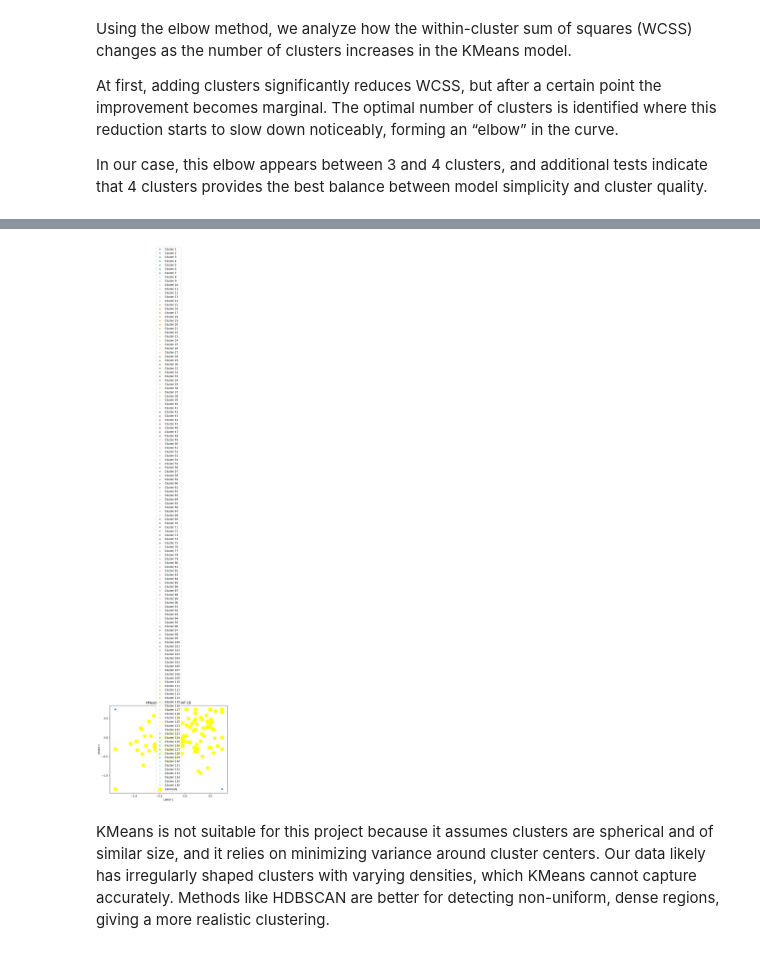
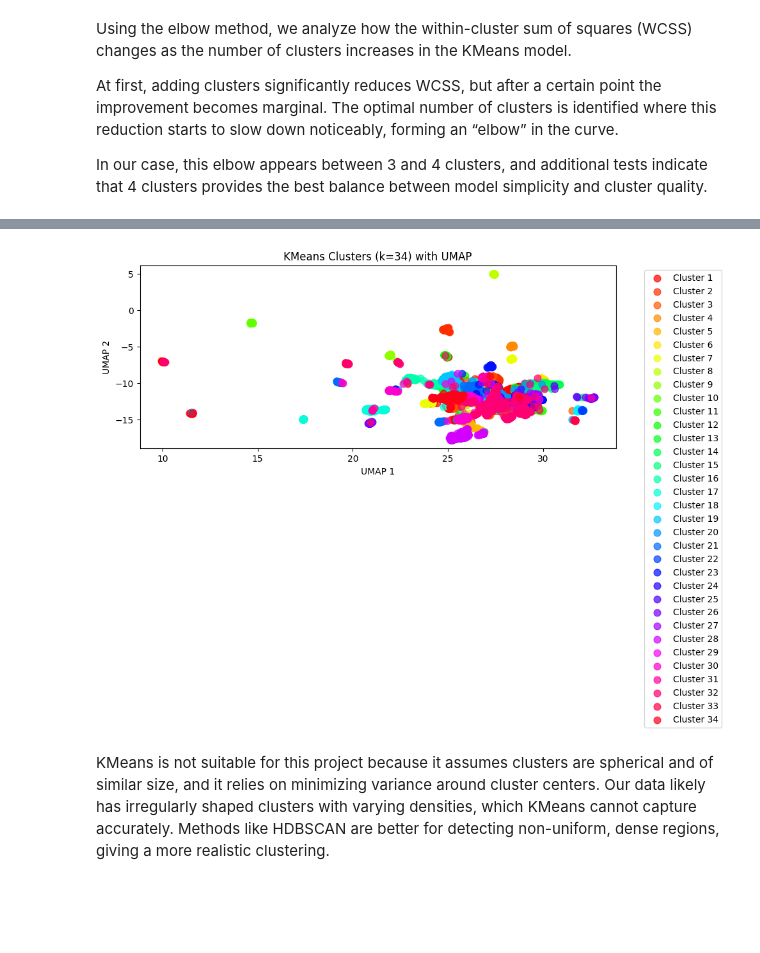
Before and after one commit to Etxarri/ShelterAI, a Jupyter notebook: backend/ai-service/documentation/clustering_models.ipynb, the cells around one changed output, grey strips where cells are left out. Drawn from its saved outputs; the diff is of its cells as text; code cells hidden in the pictures; blank space fills up the shorter version.

Commit message:
fixed umap usage and changed some explanations

```diff
--- a/backend/ai-service/documentation/clustering_models.ipynb
+++ b/backend/ai-service/documentation/clustering_models.ipynb
@@ -261,0 +266,5 @@ test_df.to_csv('../data/test_data.csv', index=False)
+# %%
+from sklearn.preprocessing import StandardScaler
+
+scaler = StandardScaler()
+X_scaled = scaler.fit_transform(train_df)
@@ -269,11 +323,11 @@ X_scaled = scaler.fit_transform(dfkmean)
 # %%
 from sklearn.cluster import KMeans
 wcss = []
-for i in range(1, 100):
+for i in range(2, 40, 2):
     kmeans = KMeans(n_clusters = i, init = 'k-means++', random_state = 42)
     kmeans.fit(dfkmean)
     wcss.append(kmeans.inertia_)
-plt.plot(range(1, 100), wcss)
+plt.plot(range(2, 40, 2), wcss)
 plt.title('The Elbow Method')
 plt.xlabel('Number of clusters')
 plt.ylabel('WCSS')
@@ -341,42 +350,28 @@ y_kmeans = kmeans.fit_predict(X_scaled)
 # %%
-import matplotlib.pyplot as plt
-from matplotlib.colors import ListedColormap
+plt.figure(figsize=(10, 6))
 
-kmeans = KMeans(n_clusters=n_clusters, init='k-means++', random_state=42)
-y_kmeans = kmeans.fit_predict(X_scaled)
+cmap = plt.cm.get_cmap('hsv', n_clusters)
 
-plt.figure(figsize=(8, 6))
-cmap = plt.cm.get_cmap('tab20', n_clusters)  # similar a DBSCAN plot
+for i in range(n_clusters):
+    mask = labels == i
 
-# Plot clusters
-for i in range(n_clusters):
     plt.scatter(
-        dfkmean.loc[dfkmean['cluster'] == i, 'umap1'],
-        dfkmean.loc[dfkmean['cluster'] == i, 'umap2'],
-        s=20,
-        label=f'Cluster {i+1}',
+        train_df.loc[mask, 'umap1'],
+        train_df.loc[mask, 'umap2'],
+        s=60,
         alpha=0.7,
-        c=[cmap(i)]
+        color=cmap(i),
+        label=f'Cluster {i + 1}'
     )
-
-# Plot centroids
-centroids_umap = kmeans.cluster_centers_
-plt.scatter(
-    centroids_umap[:, 0],
-    centroids_umap[:, 1],
-    s=200,
-    c='yellow',
-    label='Centroids',
-    marker='X'
-)
 
 plt.xlabel('UMAP 1')
 plt.ylabel('UMAP 2')
-plt.title('KMeans Clusters + UMAP 2D')
-plt.legend()
+plt.title(f'KMeans Clusters (k={n_clusters}) with UMAP')
+plt.legend(bbox_to_anchor=(1.05, 1), loc='upper left')
+plt.tight_layout()
 plt.show()
 # %% [output]
-[figure, old version]
+[figure, new version]
 # %% [markdown]
 KMeans is not suitable for this project because it assumes clusters are spherical and of similar size, and it relies on minimizing variance around cluster centers. Our data likely has irregularly shaped clusters with varying densities, which KMeans cannot capture accurately. Methods like HDBSCAN are better for detecting non-uniform, dense regions, giving a more realistic clustering.
 # %% [markdown]
```
Also changed, not shown: parts of 38 cells of this notebook.
